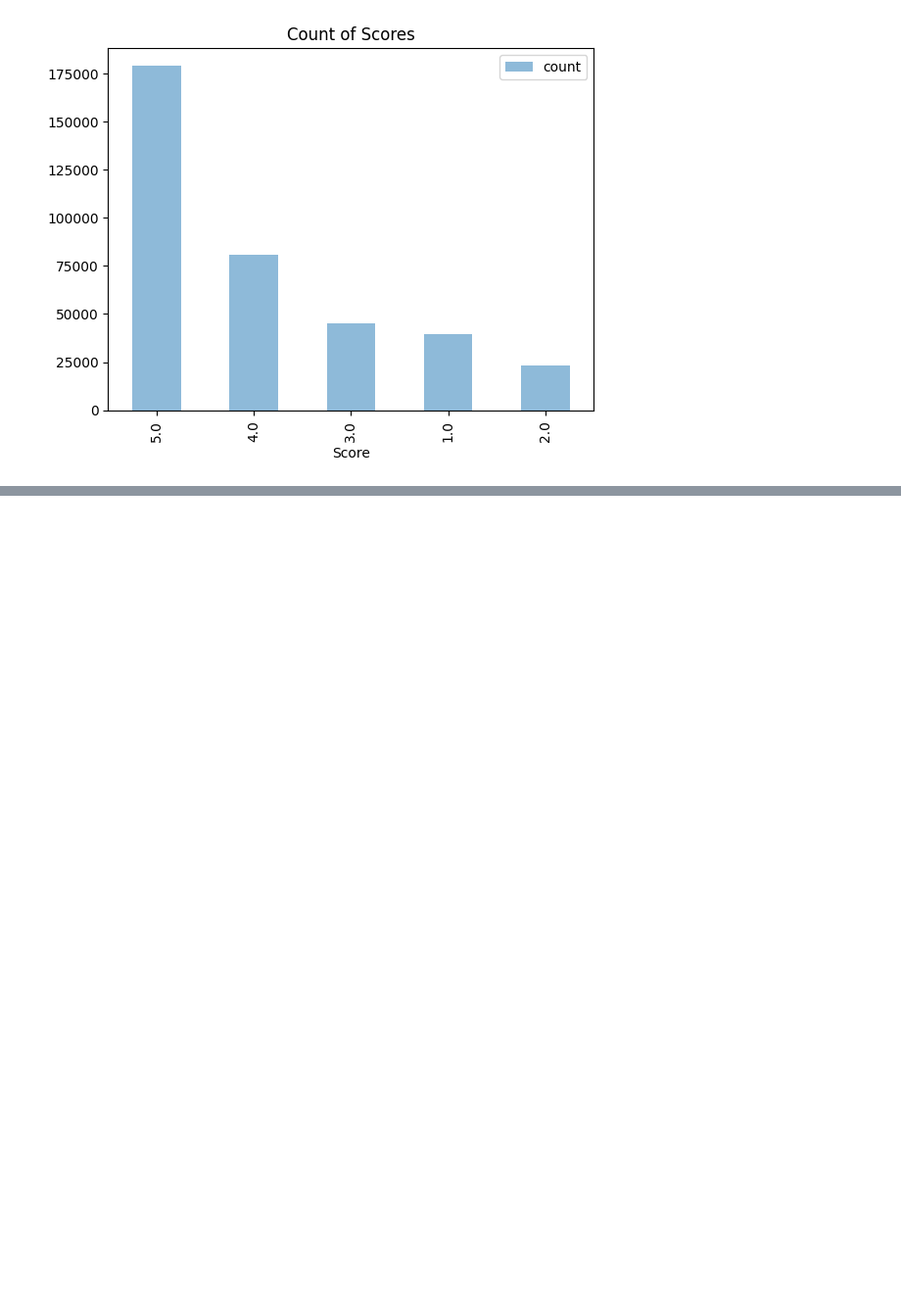
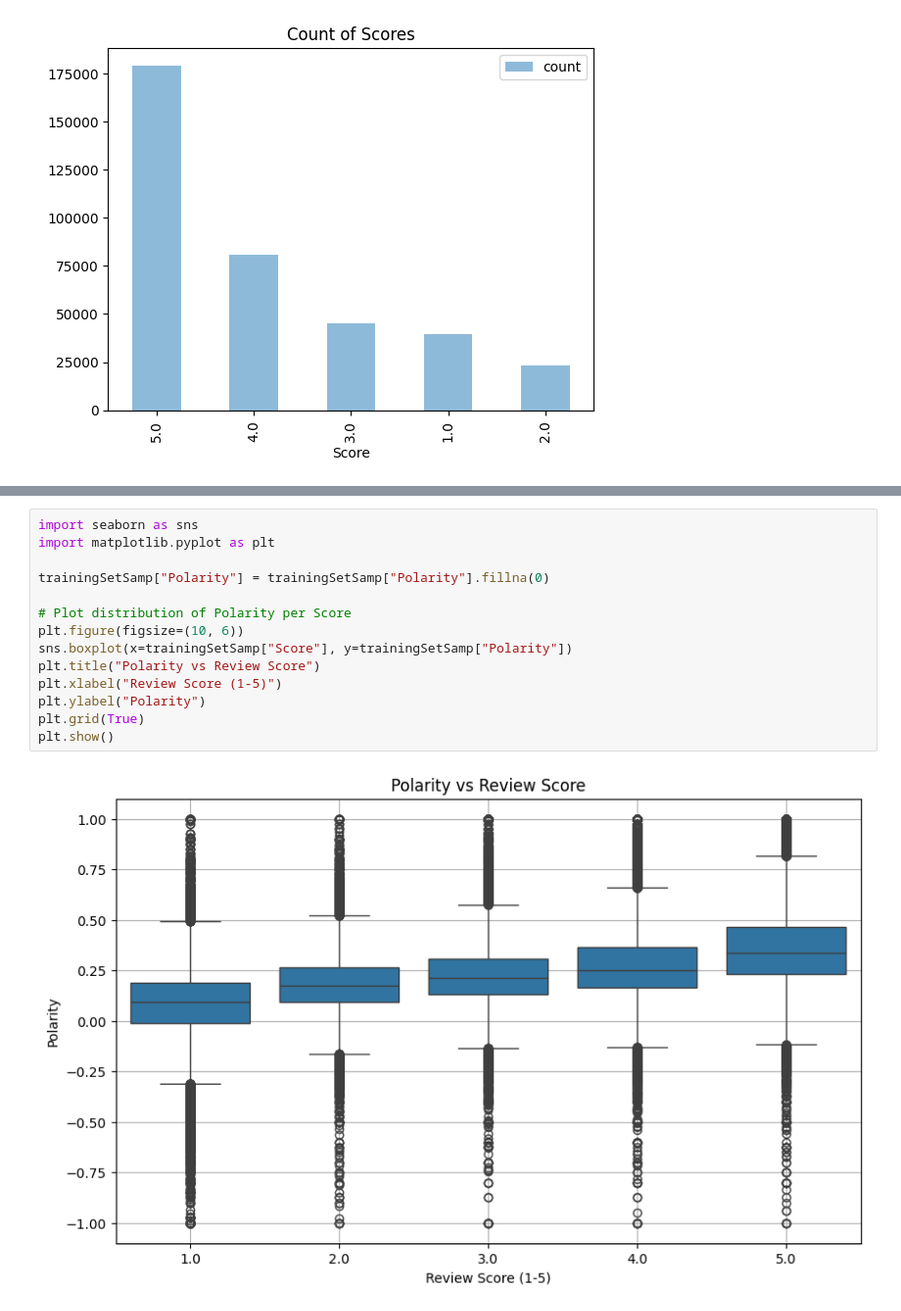
Before and after one commit to thoknee/cs506Midterm2, a Jupyter notebook: analysis.ipynb, the cells around one changed output, grey strips where cells are left out. Shown at 98% size. Cells and saved outputs as stored; diff of their text form; blank space fills up the shorter version.

```diff
--- a/analysis.ipynb
+++ b/analysis.ipynb
@@ -279,3 +309,19 @@ Accuracy on testing set =  0.6085895983970729
+# %%
+import seaborn as sns
+import matplotlib.pyplot as plt
+
+trainingSetSamp["Polarity"] = trainingSetSamp["Polarity"].fillna(0)
+
+# Plot distribution of Polarity per Score
+plt.figure(figsize=(10, 6))
+sns.boxplot(x=trainingSetSamp["Score"], y=trainingSetSamp["Polarity"])
+plt.title("Polarity vs Review Score")
+plt.xlabel("Review Score (1-5)")
+plt.ylabel("Polarity")
+plt.grid(True)
+plt.show()
+# %% [output]
+[figure, added]
 # %%
 import matplotlib.pyplot as plt
 
```
Also changed, not shown: parts of 9 cells of this notebook, 2 other files.
